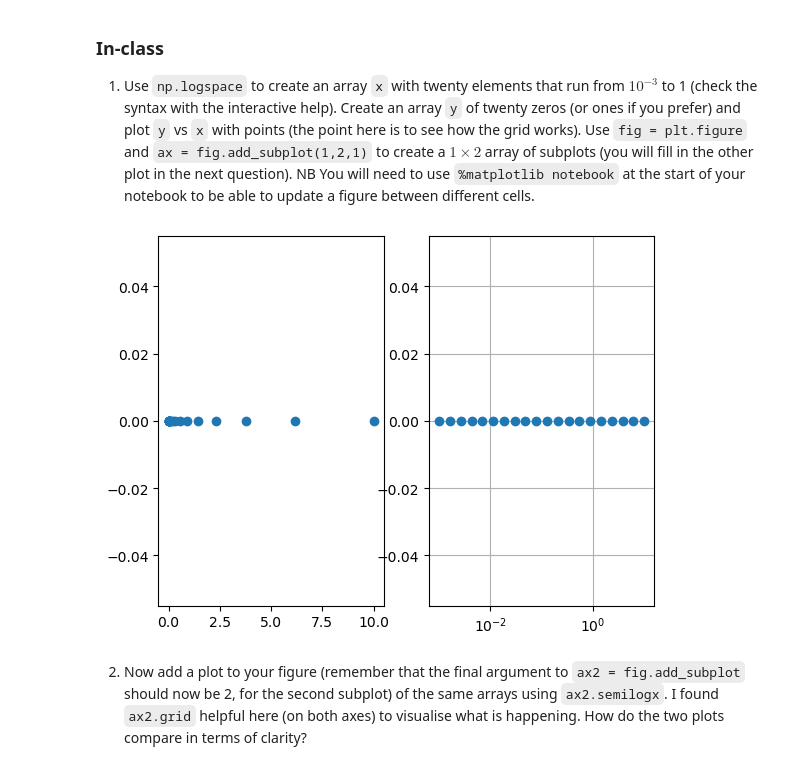
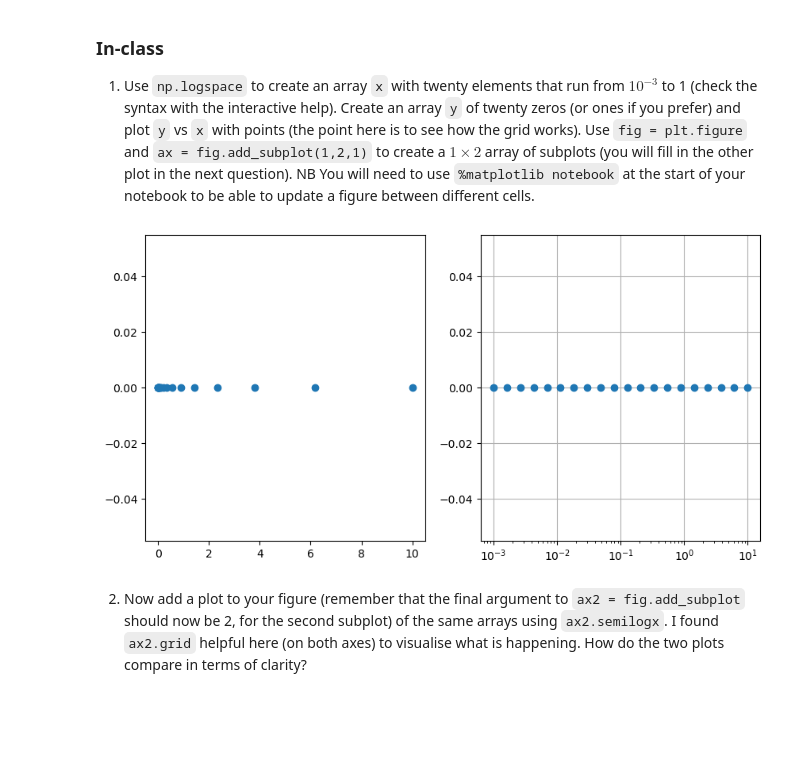
Before and after one commit to zfla/PHAS0030, a Jupyter notebook: Week 3/Session 3 Exercises.ipynb, the cells around one changed output. Drawn from its saved outputs; the diff is of its cells as text; code cells hidden in the pictures; blank space fills up the shorter version.

```diff
--- a/Week 3/Session 3 Exercises.ipynb
+++ b/Week 3/Session 3 Exercises.ipynb
@@ -17,16 +17,16 @@ import matplotlib.pyplot as plt
 # %%
 x = np.logspace(-3, 1, 20)
 y = np.zeros(20)
 
-fig = plt.figure()
+fig = plt.figure(figsize=(10,5))
 ax = fig.add_subplot(1, 2, 1)
 ax.plot(x, y, 'o')
 
 ax2 = fig.add_subplot(1, 2, 2)
 ax2.semilogx(x, y, 'o')
 ax2.grid()
 # %% [output]
-[figure, old version]
+[figure, new version]
 # %% [markdown]
 2.	Now add a plot to your figure (remember that the final argument to `ax2 = fig.add_subplot` should now be 2, for the second subplot) of the same arrays using `ax2.semilogx`. I found `ax2.grid` helpful here (on both axes) to visualise what is happening. How do the two plots compare in terms of clarity?
 # %% [markdown]
```
Also changed, not shown: parts of 13 cells of this notebook, 9 other files.
